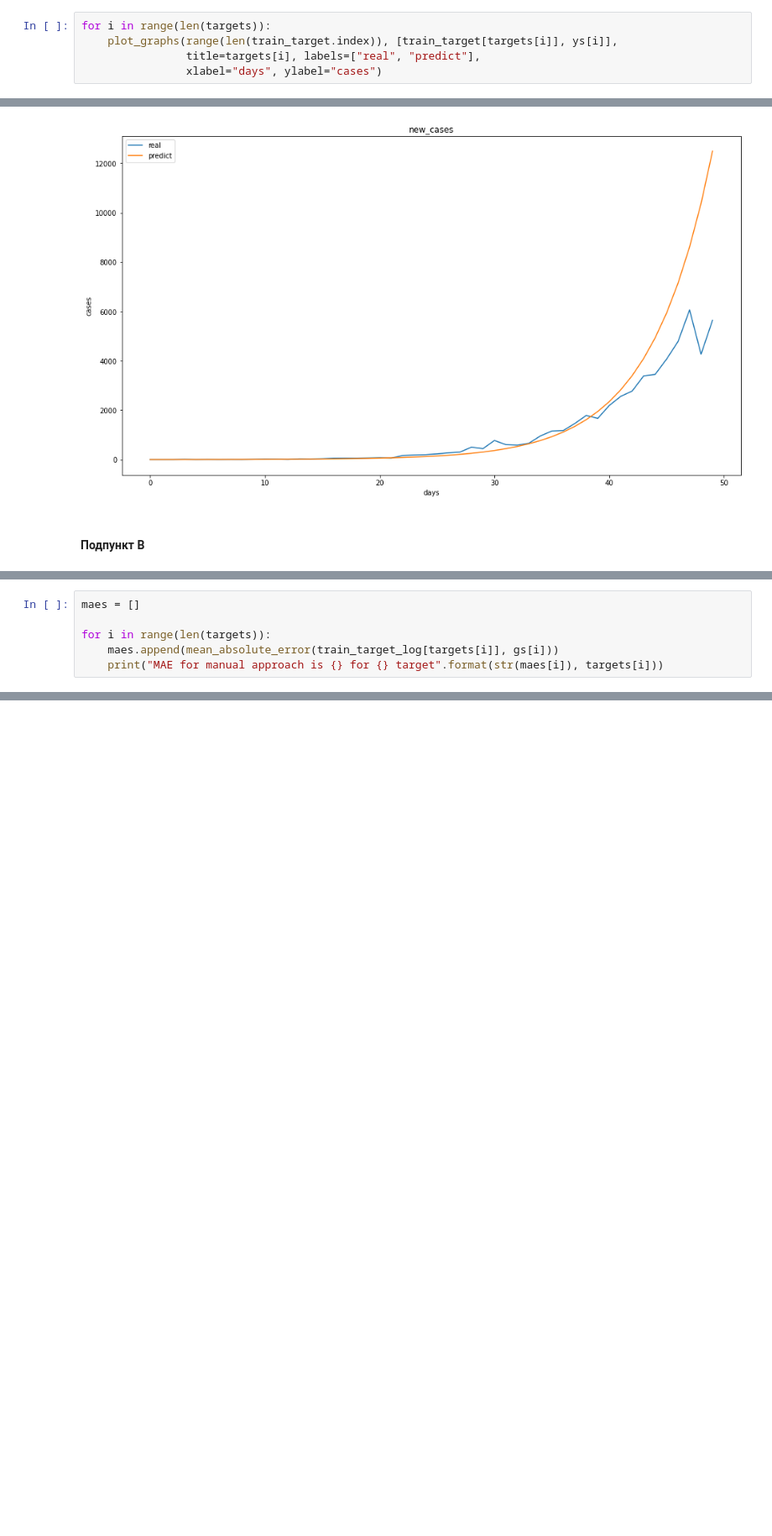
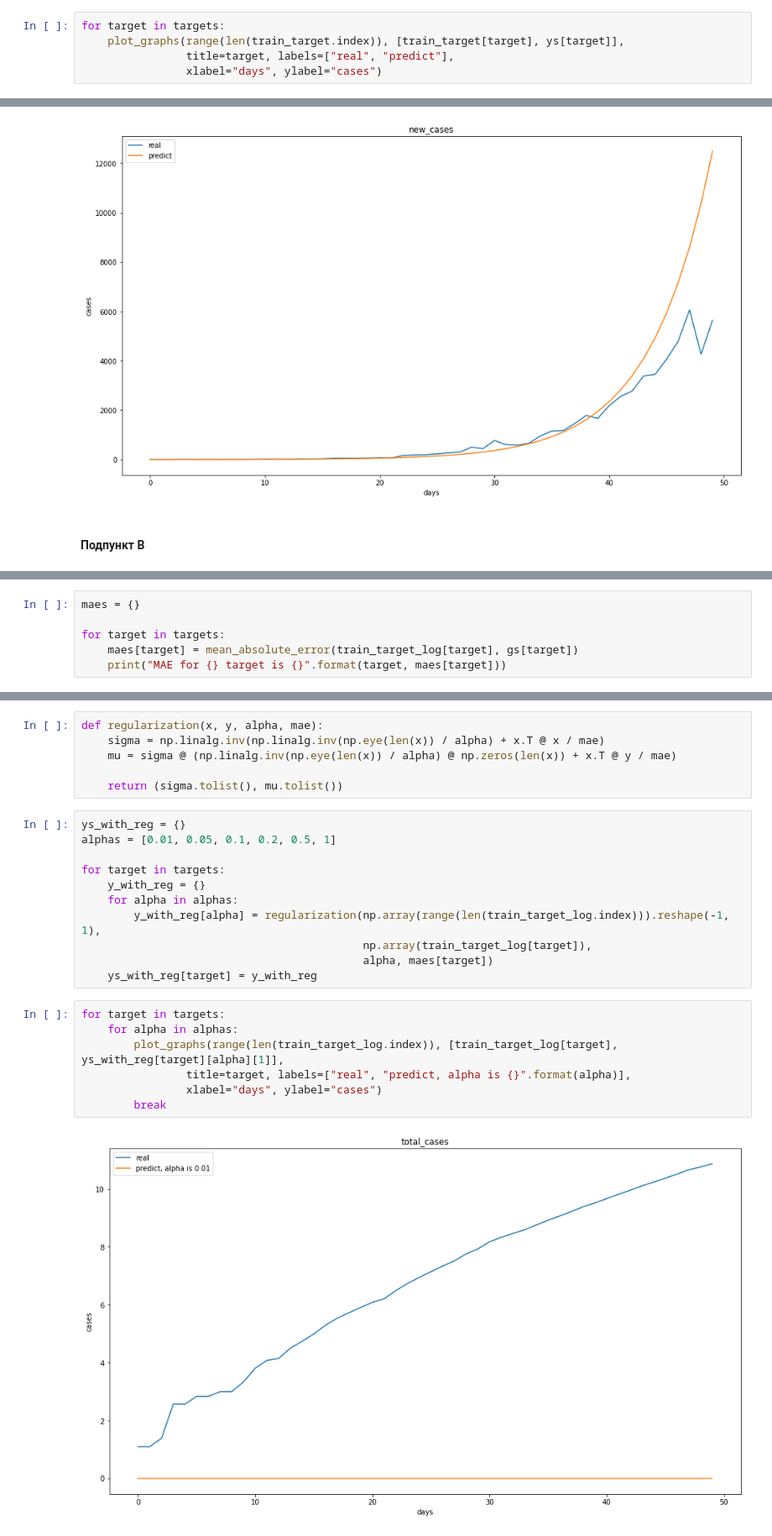
Before and after one commit to maxima1ist/made-advanced-ml-2022-hw, a Jupyter notebook: hw-1/linear_regression.ipynb, the cells around one changed output, grey strips where cells are left out. Shown at 84% size. Cells and saved outputs as stored; diff of their text form; blank space fills up the shorter version.

```diff
--- a/hw-1/linear_regression.ipynb
+++ b/hw-1/linear_regression.ipynb
@@ -168,9 +168,9 @@ for g in gs:
 # %% [markdown]
 Проиллюстрируем, что получилось.
 # %%
-for i in range(len(targets)):
-    plot_graphs(range(len(train_target.index)), [train_target[targets[i]], ys[i]],
-                title=targets[i], labels=["real", "predict"],
+for target in targets:
+    plot_graphs(range(len(train_target.index)), [train_target[target], ys[target]],
+                title=target, labels=["real", "predict"],
                 xlabel="days", ylabel="cases")
 # %% [output]
 [figure]
@@ -182,7 +182,7 @@ for i in range(len(targets)):
 # %%
-maes = []
+maes = {}
 
-for i in range(len(targets)):
-    maes.append(mean_absolute_error(train_target_log[targets[i]], gs[i]))
-    print("MAE for manual approach is {} for {} target".format(str(maes[i]), targets[i]))
+for target in targets:
+    maes[target] = mean_absolute_error(train_target_log[target], gs[target])
+    print("MAE for {} target is {}".format(target, maes[target]))
 # %% [output]
@@ -216,0 +200,26 @@ mean_absolute_error(train_target_log[targets[0]], mus)
+# %%
+def regularization(x, y, alpha, mae):
+    sigma = np.linalg.inv(np.linalg.inv(np.eye(len(x)) / alpha) + x.T @ x / mae)
+    mu = sigma @ (np.linalg.inv(np.eye(len(x)) / alpha) @ np.zeros(len(x)) + x.T @ y / mae)
+
+    return (sigma.tolist(), mu.tolist())
+# %%
+ys_with_reg = {}
+alphas = [0.01, 0.05, 0.1, 0.2, 0.5, 1]
+
+for target in targets:
+    y_with_reg = {}
+    for alpha in alphas:
+        y_with_reg[alpha] = regularization(np.array(range(len(train_target_log.index))).reshape(-1, 1),
+                                           np.array(train_target_log[target]),
+                                           alpha, maes[target])
+    ys_with_reg[target] = y_with_reg
+# %%
+for target in targets:
+    for alpha in alphas:
+        plot_graphs(range(len(train_target_log.index)), [train_target_log[target], ys_with_reg[target][alpha][1]],
+                title=target, labels=["real", "predict, alpha is {}".format(alpha)],
+                xlabel="days", ylabel="cases")
+        break
+# %% [output]
+[figure, added]
```
Also changed, not shown: parts of 9 cells of this notebook.
